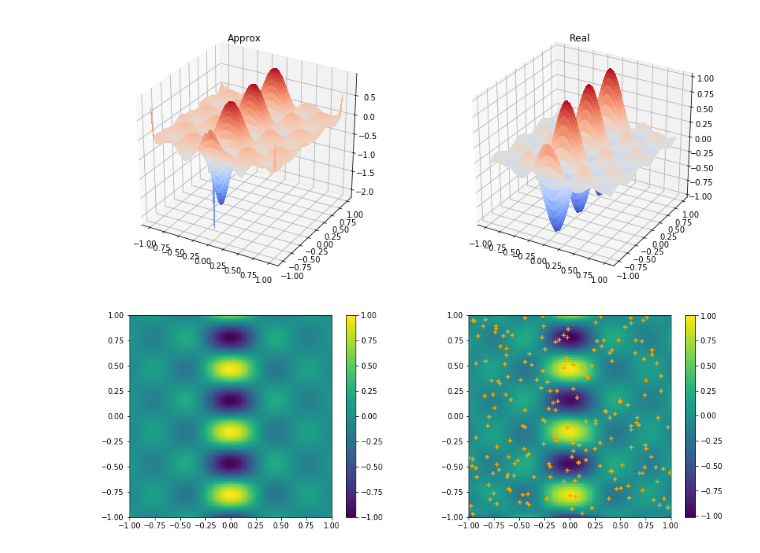
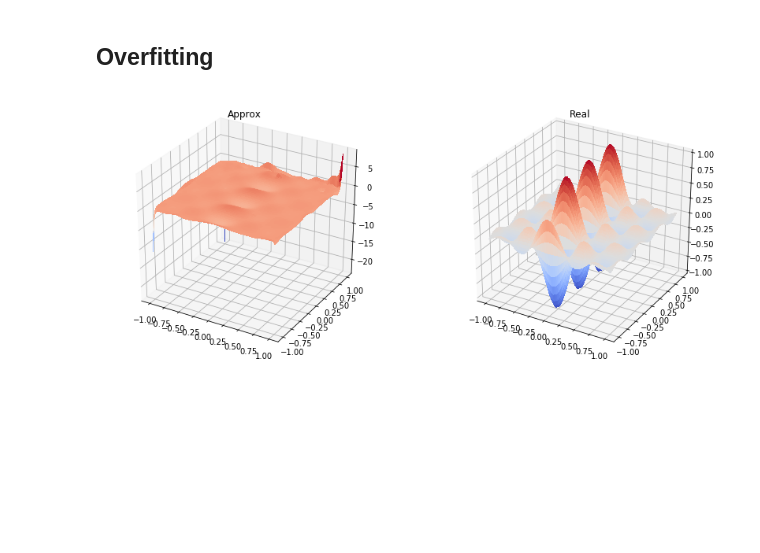
Before and after one commit to mathisgerdes/hep-monte-carlo, a Jupyter notebook: extreme_learning.ipynb, the cells around one changed output. Cells and saved outputs as stored; diff of their text form; code cells hidden in the pictures; blank space fills up the shorter version.

```diff
--- a/extreme_learning.ipynb
+++ b/extreme_learning.ipynb
@@ -120,37 +161,39 @@ plt.show()
+# %% [markdown]
+## Overfitting
 # %%
 # example of overfitting
 
-basis = GaussianBasis(2, center_range=(-1, 1), width_range=(0, 1))
+basis = GaussianBasis(2, center_range=(-1, 1), width_range=(.01, 1))
 
-N = 10000
-node_count = 500
+N = 1400
+node_count = 800  # high relative to N
 fn = lambda xs, ys: np.sin(10 * xs)/(10 *xs+.001) * np.sin(10 * ys)
 
 xs = (np.random.rand(N * 2).reshape(N, 2) -.5)*2
 values = fn(*xs.transpose())
 
 params, bias, weights = basis.extreme_learning_train(xs, values, node_count)
 
 x = np.linspace(-1, 1, 100)
 y = np.linspace(-1, 1, 100)
 mgrid = np.meshgrid(x, y)
-out = basis.eval_all(params, bias, weights, *mgrid)
+out = basis.eval_split(params, bias, weights, *mgrid)
 
 
 fig = plt.figure(figsize=(14,6))
 
 # `ax` is a 3D-aware axis instance, because of the projection='3d' keyword argument to add_subplot
 ax = fig.add_subplot(1, 2, 1, projection='3d')
 p = ax.plot_surface(mgrid[0], mgrid[1], out, rstride=1, cstride=1, linewidth=0, antialiased=False, cmap=cm.coolwarm)
 plt.title("Approx")
 
 # p = ax.plot_surface(X, Y, Z, rstride=4, cstride=4, linewidth=0)
 
 # surface_plot with color grading and color bar
 ax = fig.add_subplot(1, 2, 2, projection='3d')
 p = ax.plot_surface(mgrid[0], mgrid[1], fn(*mgrid), rstride=1, cstride=1, linewidth=0, antialiased=False, cmap=cm.coolwarm)
 plt.title("Real")
 
 plt.show()
 # %% [output]
-[figure, old version]
+[figure, new version]
@@ -168,26 +199,0 @@ params, bias, weights = basis.extreme_learning_train(xs, values, node_count)
-# %%
-plt.figure(figsize=(15, 5))
-
-x = np.linspace(-1, 1, 100)
-y = np.linspace(-1, 1, 100)
-mgrid = np.meshgrid(x, y)
-
-plt.subplot(121)
-values = np.random.random((100, 100))
-plt.imshow(fn(*mgrid), vmin=-1, vmax=1, extent=(-1, 1, -1, 1))
-plt.colorbar()
-plt.subplot(122)
-
-# params_single = np.array([params[0][0,:]]), np.array([params[1][0]]), params[2]
-# out = basis.eval_all(params_single, bias, np.array([weights[0]]), *mgrid)
-out = basis.eval_all(params, bias, weights, *mgrid)
-plt.imshow(out, extent=(-1, 1, -1, 1))
-plt.xlim(-1, 1)
-plt.ylim(-1, 1)
-plt.colorbar()
-centerx, centery = params[0].transpose()
-plt.scatter(centerx, -centery, marker='+', color='orange')
-
-plt.show()
-# %% [output]
-[figure, removed]
```
Also changed, not shown: parts of 12 cells of this notebook, 1 other file.
